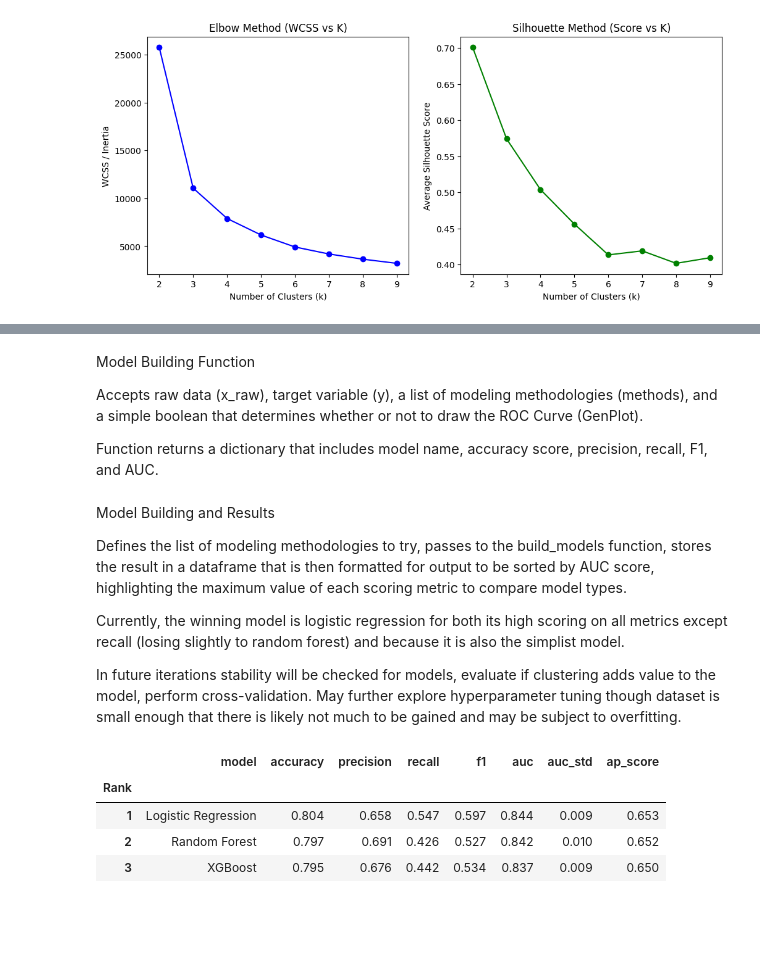
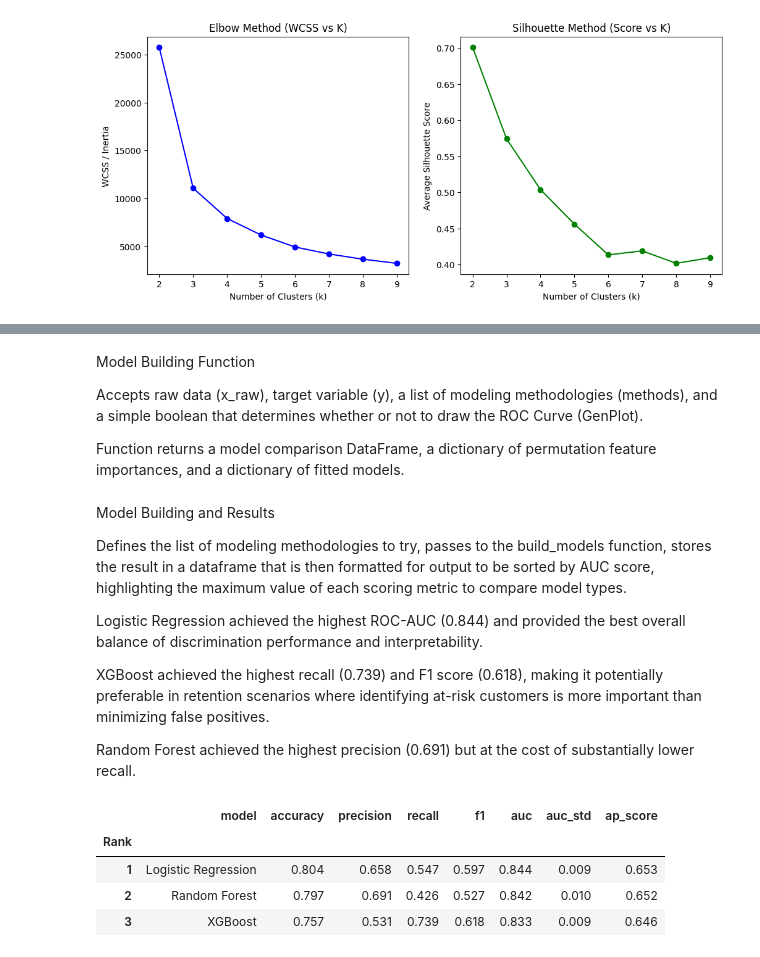
Before and after one commit to sam-volstad/churn_modeling, a Jupyter notebook: Retention.ipynb, the cells around one changed output, grey strips where cells are left out. Saved outputs shown, nothing was run; the diff lists cells and outputs as text; code cells hidden in the pictures; blank space fills up the shorter version.

```diff
--- a/Retention.ipynb
+++ b/Retention.ipynb
@@ -41,13 +40,40 @@ Establish dummy variables for categorical columns and prepare x_raw by removing
 # =========================
 # DATA CLEANING
 # =========================
+
+original_rows = len(df)
+
 df['TotalCharges'] = pd.to_numeric(df['TotalCharges'], errors='coerce')
+
+missing_totalcharges = df['TotalCharges'].isna().sum()
+
 df = df.dropna()
+
+final_rows = len(df)
+
 df['Churn'] = df['Churn'].map({'No': 0, 'Yes': 1})
 
 categorical_cols = df.select_dtypes(include=['object','str']).columns
 categorical_cols = categorical_cols.drop('customerID')
-df_encoded = pd.get_dummies(df, columns=categorical_cols, drop_first=True)
+df_encoded = pd.get_dummies(df, columns=list(categorical_cols), drop_first=True)
 
 x_raw = df_encoded.drop('Churn', axis=1)
 x_raw = x_raw.drop(['customerID', 'TotalCharges'], axis=1)
+
+
+cleaning_summary = pd.DataFrame({
+    "Metric": [
+        "Rows Before Cleaning",
+        "Rows After Cleaning",
+        "Rows Removed",
+        "Missing TotalCharges"
+    ],
+    "Value": [
+        original_rows,
+        final_rows,
+        original_rows - final_rows,
+        missing_totalcharges
+    ]
+})
+
+display(cleaning_summary)
@@ -303,7 +341,7 @@ Model Building Function
 
 Accepts raw data (x_raw), target variable (y), a list of modeling methodologies (methods), and a simple boolean that determines whether or not to draw the ROC Curve (GenPlot).
 
-Function returns a dictionary that includes model name, accuracy score, precision, recall, F1, and AUC.
+Function returns a model comparison DataFrame, a dictionary of permutation feature importances, and a dictionary of fitted models.
 # %%
 # =========================
 # MODELING Function
@@ -409,8 +447,8 @@ def build_models(X, y, models, gen_plot=False):
         )
 
         perm_importance = pd.Series(
-            pi.importances_mean,
-            index=X.columns
+        pi["importances_mean"],
+        index=X.columns
         ).sort_values(ascending=False)
 
         feature_importances[model_name] = perm_importance
@@ -497,10 +535,11 @@ Model Building and Results
 
 Defines the list of modeling methodologies to try, passes to the build_models function, stores the result in a dataframe that is then formatted for output to be sorted by AUC score, highlighting the maximum value of each scoring metric to compare model types.
 
-Currently, the winning model is logistic regression for both its high scoring on all metrics except recall (losing slightly to random forest) and because it is also the simplist model.
+Logistic Regression achieved the highest ROC-AUC (0.844) and provided the best overall balance of discrimination performance and interpretability.
 
-In future iterations stability will be checked for models, evaluate if clustering adds value to the model, perform cross-validation.
-May further explore hyperparameter tuning though dataset is small enough that there is likely not much to be gained and may be subject to overfitting.
+XGBoost achieved the highest recall (0.739) and F1 score (0.618), making it potentially preferable in retention scenarios where identifying at-risk customers is more important than minimizing false positives.
+
+Random Forest achieved the highest precision (0.691) but at the cost of substantially lower recall.
 # %%
 # =========================
 # MODELING
@@ -524,42 +563,50 @@ models = [
             max_depth=6,
             learning_rate=0.05,
             n_estimators=300,
-            scale_pos_weight=0.74
+            scale_pos_weight=(y == 0).sum() / (y == 1).sum(),
+            random_state=123,
+            eval_metric="logloss"
         ))
     ]))
 ]
 
 model_results, feature_importances, fitted_models = (
         build_models(x_raw,y,models,True)
         )
 
 
 best_model_name = model_results.iloc[0]["model"]
 
 best_model = fitted_models[best_model_name]
 
 model_results.index += 1
 model_results.index.name = "Rank"
 
 
 display_results = (model_results
     .sort_values("auc", ascending=False)
     .style
     .format("{:.3f}", subset=["accuracy","precision","recall","f1","auc","auc_std","ap_score"])
     .highlight_max(
-        subset=["accuracy","precision","recall","f1","auc","auc_std","ap_score"],
+        subset=["accuracy","precision","recall","f1","auc","ap_score"],
         axis=0,
         color='blue'
         )
+    .highlight_min(
+        subset=["auc_std"],
+        axis=0,
+        color='blue'
+    )
+
 )
 
 display(display_results)
 # %% [output]
 |  | model | accuracy | precision | recall | f1 | auc | auc_std | ap_score |
 | Rank |  |  |  |  |  |  |  |  |
 | 1 | Logistic Regression | 0.804 | 0.658 | 0.547 | 0.597 | 0.844 | 0.009 | 0.653 |
 | 2 | Random Forest | 0.797 | 0.691 | 0.426 | 0.527 | 0.842 | 0.010 | 0.652 |
-| 3 | XGBoost | 0.795 | 0.676 | 0.442 | 0.534 | 0.837 | 0.009 | 0.650 |
+| 3 | XGBoost | 0.757 | 0.531 | 0.739 | 0.618 | 0.833 | 0.009 | 0.646 |
 # %%
 # =========================
 # Model Analysis
```
Also changed, not shown: parts of 8 cells of this notebook, 30 other files.
